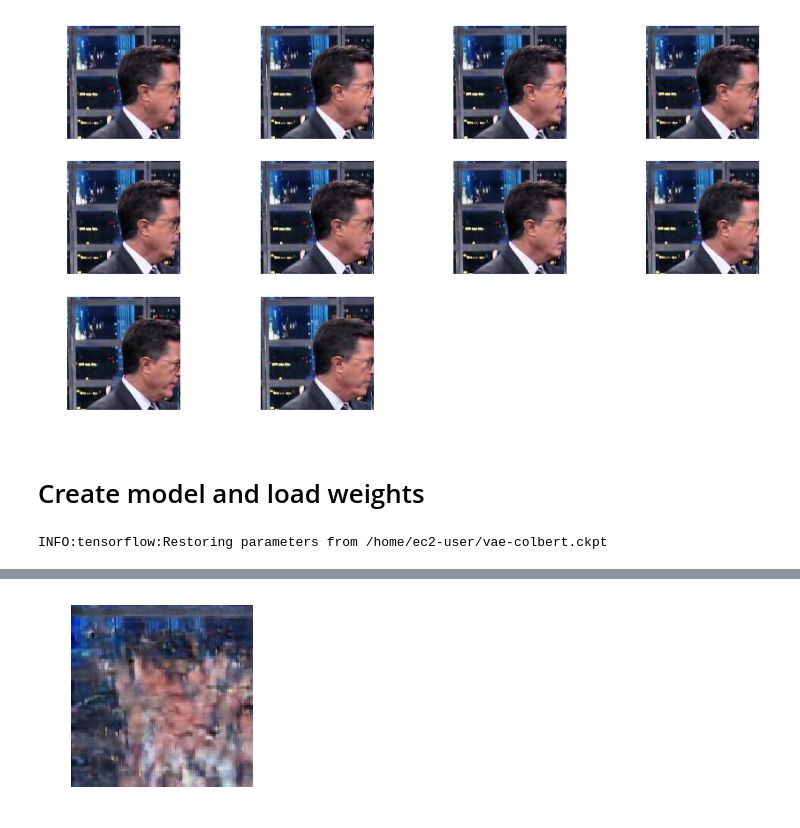
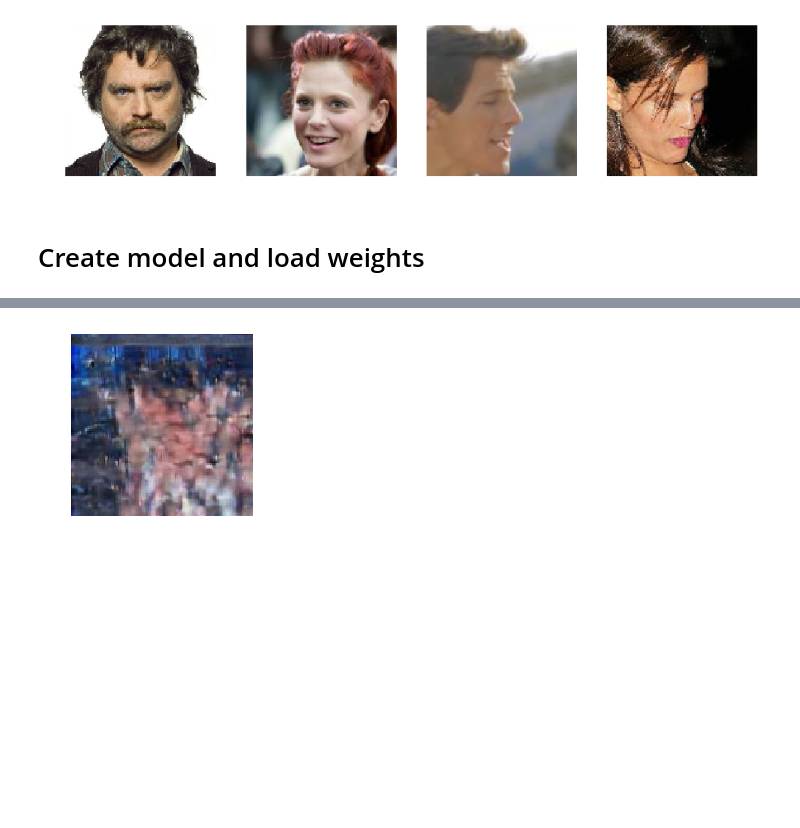
Before and after one commit to ReidWilliams/GANs, a Jupyter notebook: notebooks/working-vanilla-vae.ipynb, the cells around one changed output, grey strips where cells are left out. Cells and saved outputs as stored; diff of their text form; code cells hidden in the pictures; blank space fills up the shorter version.

```diff
--- a/notebooks/working-vanilla-vae.ipynb
+++ b/notebooks/working-vanilla-vae.ipynb
@@ -1,11 +1,11 @@
 # %%
 # img_directory = '/home/ec2-user/img_align_celeba'
-# img_directory = '/Users/rwilliams/Desktop/celeba/training'
-celeba_directory = '/home/ec2-user/img_align_celeba'
-img_directory = '/home/ec2-user/autoencoder-vaegan/colbert'
-model_save_path = '/home/ec2-user/vae-colbert.ckpt'
+img_directory = '/Users/rwilliams/Desktop/celeba/training'
+# celeba_directory = '/home/ec2-user/img_align_celeba'
+# img_directory = '/home/ec2-user/autoencoder-vaegan/colbert'
+# model_save_path = '/home/ec2-user/vae-colbert.ckpt'
 batch_size = 64
-training_set_size = 3326
+training_set_size = 1024
 img_size = 128
 # %%
 import matplotlib.pyplot as plt
@@ -18,9 +18,9 @@ from utils import imshow, resize_crop, load_img
 # load training data
 training = np.array([resize_crop(load_img(i+1, img_directory), (img_size, img_size)) for i in range(training_set_size)])
 # %%
-imshow([training[i] for i in range(100,110)])
+imshow([training[i] for i in range(4)])
 # %% [output]
-[figure, old version]
+[figure, new version]
 # %% [markdown]
 # Create model and load weights
 # %%
@@ -44,10 +45,8 @@ training_op = optimizer.minimize(loss)
 saver = tf.train.Saver()
 # %%
 sess = tf.InteractiveSession()
-# tf.global_variables_initializer().run()
-saver.restore(sess, model_save_path)
+tf.global_variables_initializer().run()
+# saver.restore(sess, model_save_path)
-# %% [output]
-INFO:tensorflow:Restoring parameters from /home/ec2-user/vae-colbert.ckpt
 # %%
 import math
 epochs = 10000
```
Also changed, not shown: parts of 7 cells of this notebook, 3 other files.
